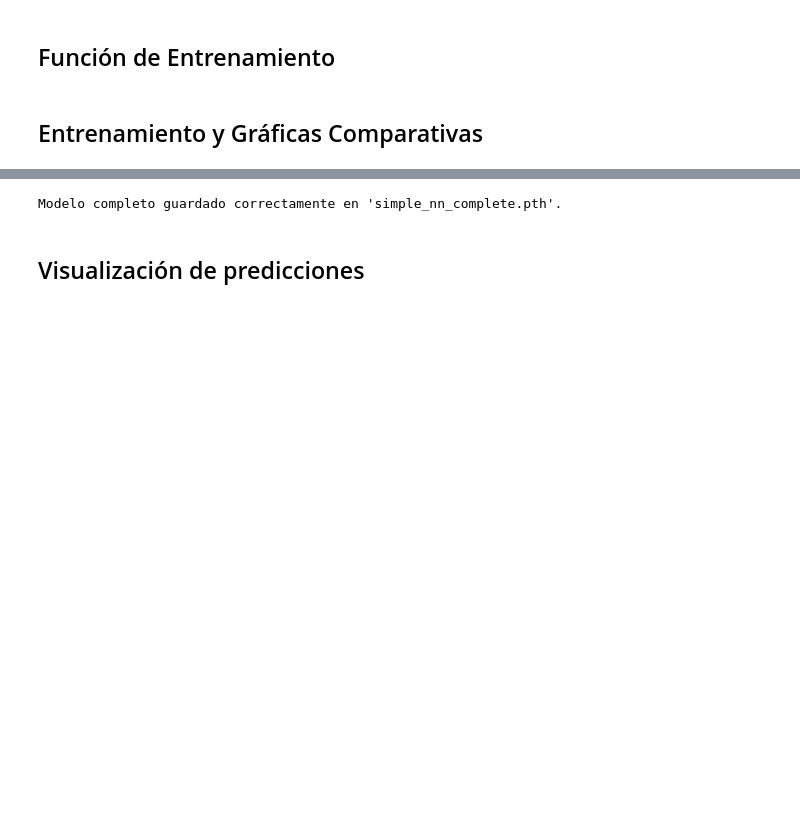
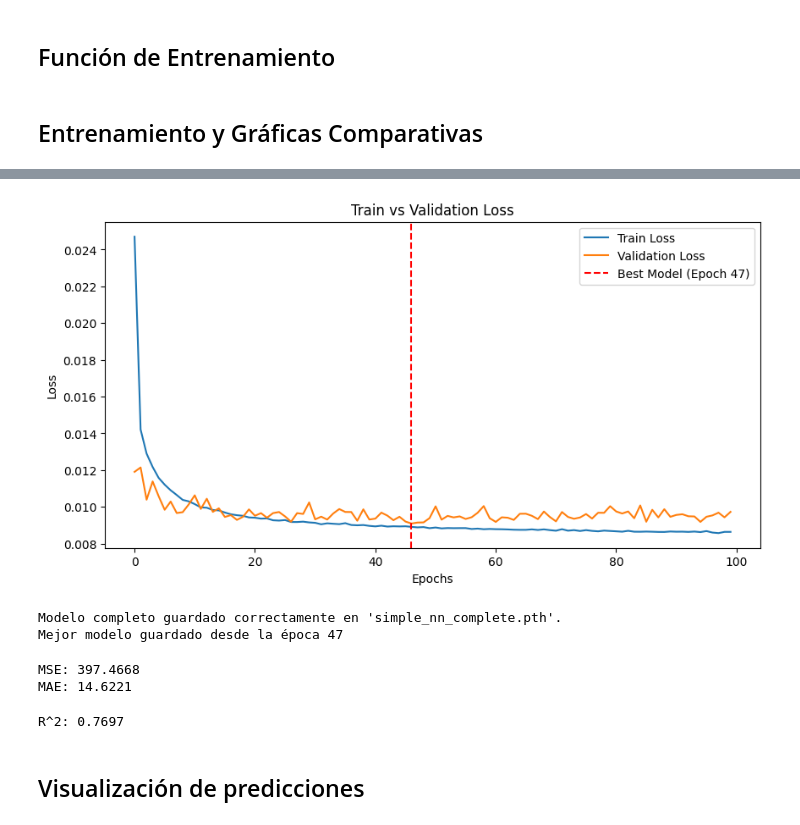
Before and after one commit to Usytwm/Human-Mobility-Prediction-Thesis, a Jupyter notebook: notebooks/LastWeekSimpleNN.ipynb, the cells around one changed output, grey strips where cells are left out. Saved outputs shown, nothing was run; the diff lists cells and outputs as text; code cells hidden in the pictures; blank space fills up the shorter version.

```diff
--- a/notebooks/LastWeekSimpleNN.ipynb
+++ b/notebooks/LastWeekSimpleNN.ipynb
@@ -18,6 +18,10 @@ import matplotlib.pyplot as plt
 %matplotlib inline
 
 from utils.mobility_data_manager import DataManager
+from utils.common import load_data, Data
+
+
+SELECTED_DATA= Data.LAST_3000
 # %% [markdown]
 ## Cargar Dataset
 # %%
@@ -291,0 +336,16 @@ Epoch [30/30], Loss: 0.0131
+# %%
+# Entrenar el modelo
+model = SimpleNN(input_size=2, hidden_size=64, output_size=2, seq_length=7, timeslots_per_day=48)
+losses, best_model, best_epoch = train_model(model, train_loader, val_loader, epochs=100, lr=0.001, device=device)
+
+# Graficar las pérdidas de entrenamiento y validación
+plt.figure(figsize=(10, 5))
+plt.plot(losses["train_loss"], label="Train Loss")
+plt.plot(losses["val_loss"], label="Validation Loss")
+plt.axvline(best_epoch, color="red", linestyle="--", label=f"Best Model (Epoch {best_epoch+1})")
+plt.xlabel("Epochs")
+plt.ylabel("Loss")
+plt.title("Train vs Validation Loss")
+plt.legend()
+plt.show()
+# %% [output]
@@ -292,5 +369,11 @@ Epoch [30/30], Loss: 0.0131
+[figure, added]
 # %%
-torch.save(model, "../Data/Models/simple_nn_complete.pth")
+# Ruta al modelo guardado
+model_path = "../Data/Models/simple_nn_complete.pth"
+torch.save(model, model_path)
+
 print("Modelo completo guardado correctamente en 'simple_nn_complete.pth'.")
+print(f"Mejor modelo guardado desde la época {best_epoch+1}")
 # %% [output]
 Modelo completo guardado correctamente en 'simple_nn_complete.pth'.
+Mejor modelo guardado desde la época 47
@@ -296,0 +456,14 @@ Modelo completo guardado correctamente en 'simple_nn_complete.pth'.
+# %%
+# Evaluar el modelo
+results = evaluate_model(model, test_loader, scaler, numerical_cols=["x", "y"])
+
+# Imprimir métricas
+print(f"MSE: {results['MSE']:.4f}")
+print(f"MAE: {results['MAE']:.4f}")
+
+# Acceder a predicciones desnormalizadas
+predictions = results["Predictions_Denorm"]
+targets = results["Targets_Denorm"]
+# %% [output]
+MSE: 397.4668
+MAE: 14.6221
@@ -297,2 +502,10 @@ Modelo completo guardado correctamente en 'simple_nn_complete.pth'.
+# %%
+# Calcular métricas
+metrics = calculate_metrics(predictions, targets)
+
+# Imprimir resultados
+print(f"R^2: {metrics['R^2']:.4f}")
+# %% [output]
+R^2: 0.7697
 # %% [markdown]
 ## Visualización de predicciones
```
Also changed, not shown: parts of 17 cells of this notebook, 4 other files.
